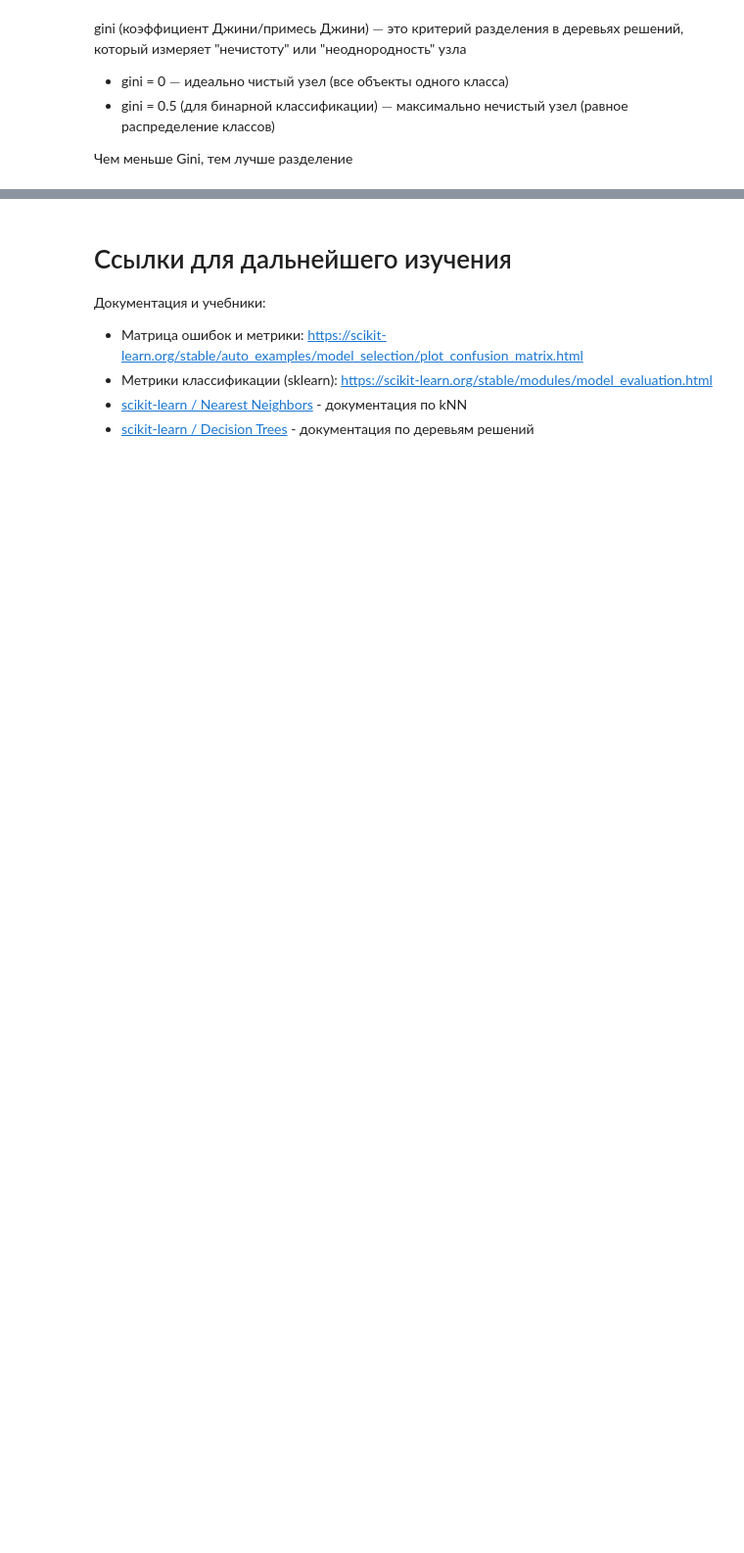
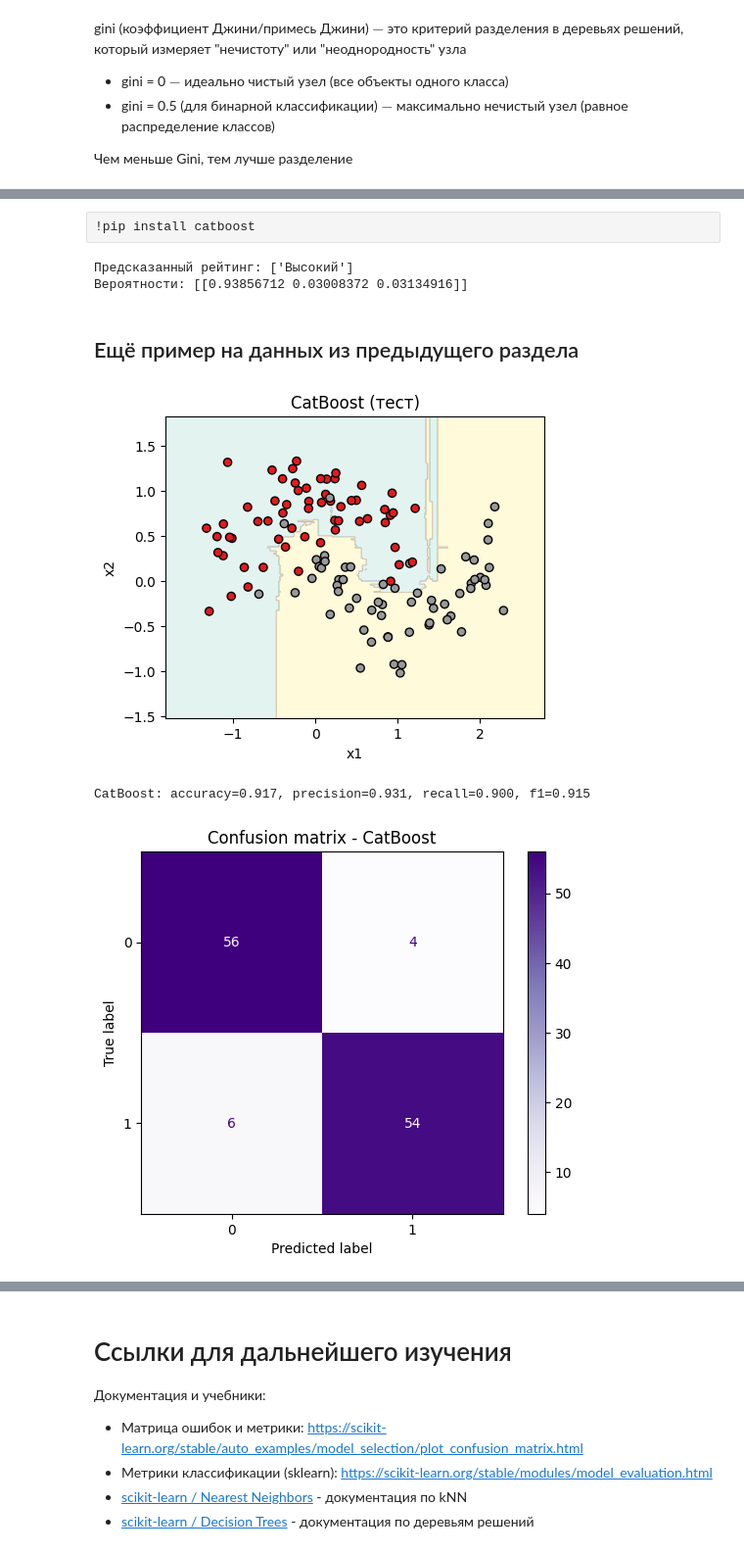
Before and after one commit to tolltech/it-curse, a Jupyter notebook: ai_classification/classification.ipynb, the cells around one changed output, grey strips where cells are left out. Shown: that part at 98% size. Drawn from its saved outputs; the diff is of its cells as text; code cells hidden in the pictures; blank space fills up the shorter version.

```diff
--- a/ai_classification/classification.ipynb
+++ b/ai_classification/classification.ipynb
@@ -53,0 +260,59 @@ gini (коэффициент Джини/примесь Джини) $-$ это к
+# %% [raw]
+!pip install catboost
+# %%
+import pandas as pd
+from catboost import CatBoostClassifier, Pool
+
+# Данные
+data = {
+    'Жанр': ['Фэнтези', 'Детектив', 'Наука', 'Фэнтези', 'Детектив'], # Категориальный признак
+    'Страницы': [450, 300, 600, 200, 400] # Числовой признак
+}
+df = pd.DataFrame(data)
+
+# Целевая переменная (мультикласс)
+target = ['Высокий', 'Средний', 'Высокий', 'Низкий', 'Средний']
+
+# Создаем объект Pool, явно указывая категориальные признаки
+train_pool = Pool(data=df, label=target, cat_features=['Жанр']) # 'Жанр' - категориальный!
+
+# Обучаем модель CatBoost
+model = CatBoostClassifier(iterations=100, verbose=False)
+model.fit(train_pool)
+
+# Предсказание для новой книги
+new_book = pd.DataFrame({'Жанр': ['Наука'], 'Страницы': [550]})
+prediction = model.predict(new_book)
+pred_proba = model.predict_proba(new_book)
+
+print(f"Предсказанный рейтинг: {prediction[0]}")
+print(f"Вероятности: {pred_proba}")
+# %% [output]
+Предсказанный рейтинг: ['Высокий']
+Вероятности: [[0.93856712 0.03008372 0.03134916]]
+# %% [markdown]
+## Ещё пример на данных из предыдущего раздела
+# %%
+cat = CatBoostClassifier(
+    iterations=300,       # число деревьев
+    depth=6,              # глубина деревьев
+    learning_rate=0.1,    # скорость обучения
+    random_state=42,
+    verbose=False
+)
+cat.fit(X_train, y_train)
+y_pred_cat = cat.predict(X_test).astype(int).ravel()
+
+fig, ax = plt.subplots(1, 1, figsize=(5, 4))
+plot_decision_boundary(ax, cat, X_test, y_test, title="CatBoost (тест)")
+plt.show()
+
+print_binary_metrics(y_test, y_pred_cat, name="CatBoost")
+
+ConfusionMatrixDisplay.from_estimator(cat, X_test, y_test, cmap="Purples")
+plt.title("Confusion matrix - CatBoost")
+plt.show()
+# %% [output]
+[figure, added]
+CatBoost: accuracy=0.917, precision=0.931, recall=0.900, f1=0.915
+[figure, added]
```
Also changed, not shown: parts of 46 cells of this notebook.
